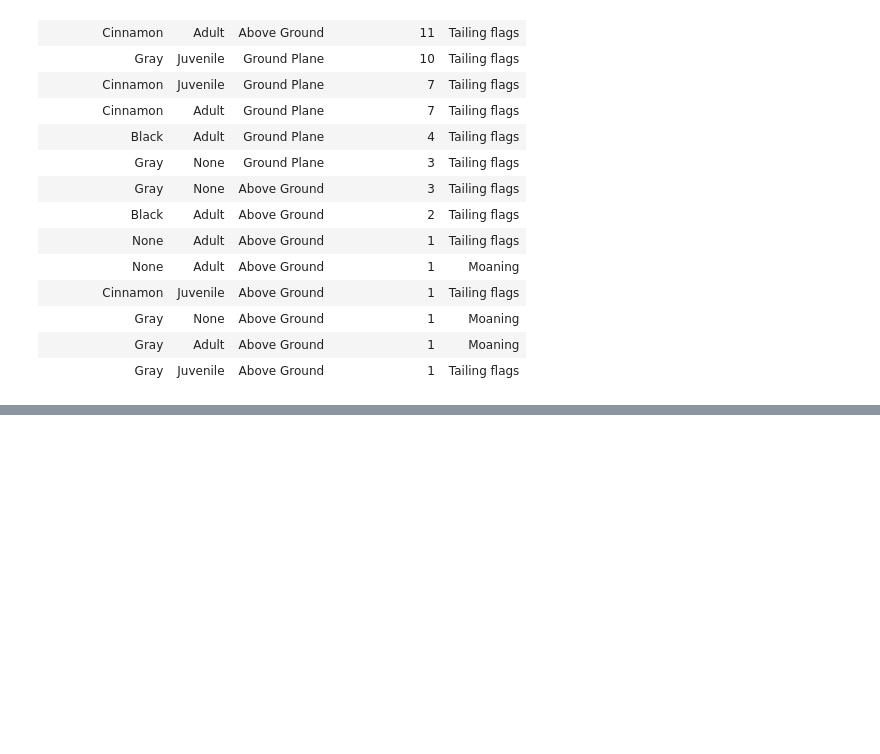
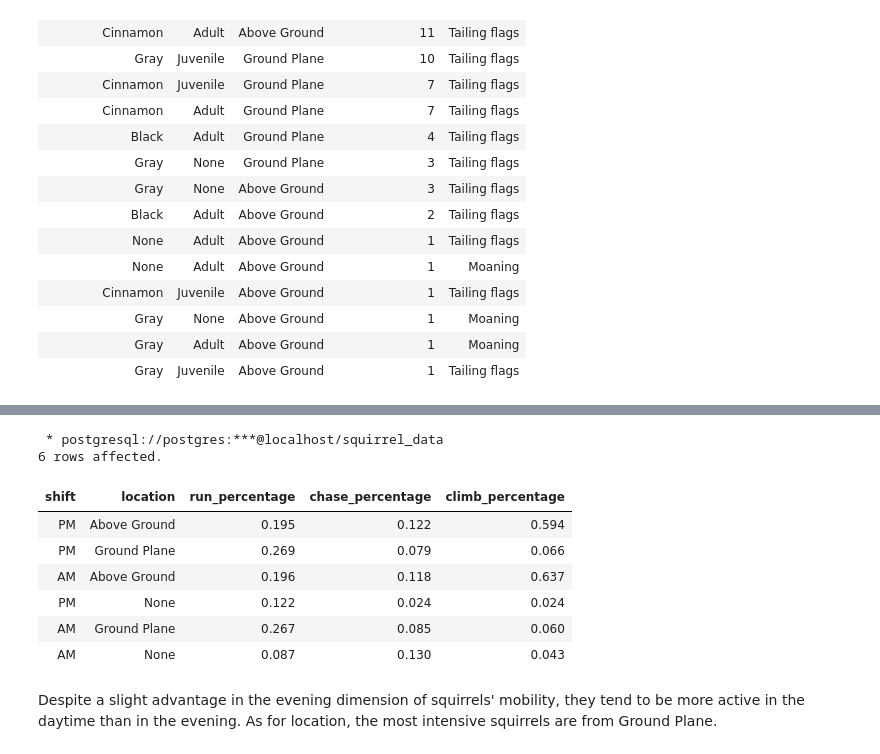
Before and after one commit to ValRudyka/squirrel_census, a Jupyter notebook: analysis.ipynb, the cells around one changed output, grey strips where cells are left out. Saved outputs shown, nothing was run; the diff lists cells and outputs as text; code cells hidden in the pictures; blank space fills up the shorter version.

```diff
--- a/analysis.ipynb
+++ b/analysis.ipynb
@@ -161,0 +199,26 @@ group categories). Gray fur color is the most common in observing tail-flagging
+# %%
+%%sql
+SELECT
+    s.shift,
+    l.location,
+    ROUND(AVG(b.running::integer), 3) AS run_percentage,
+    ROUND(AVG(b.chasing::integer), 3)  AS chase_percentage,
+    ROUND(AVG(b.climbing::integer), 3)  AS climb_percentage
+FROM squirrels AS s
+    INNER JOIN locations AS l
+    ON s.unique_squirrel_id = l.unique_squirrel_id
+    INNER JOIN behaviors AS b
+    ON s.unique_squirrel_id = b.unique_squirrel_id
+GROUP BY s.shift, l.location;
+# %% [output]
+ * postgresql://postgres:***@localhost/squirrel_data
+6 rows affected.
+| shift | location | run_percentage | chase_percentage | climb_percentage |
+| PM | Above Ground | 0.195 | 0.122 | 0.594 |
+| PM | Ground Plane | 0.269 | 0.079 | 0.066 |
+| AM | Above Ground | 0.196 | 0.118 | 0.637 |
+| PM | None | 0.122 | 0.024 | 0.024 |
+| AM | Ground Plane | 0.267 | 0.085 | 0.060 |
+| AM | None | 0.087 | 0.130 | 0.043 |
+# %% [markdown]
+Despite a slight advantage in the evening dimension of squirrels' mobility, they tend to be more active in the daytime than in the evening. As for location, the most intensive squirrels are from Ground Plane.
```
Also changed, not shown: parts of 3 cells of this notebook.
